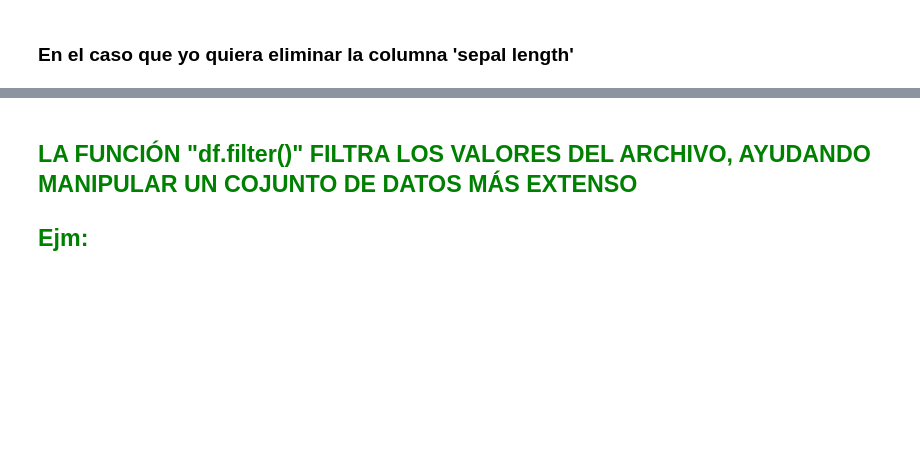
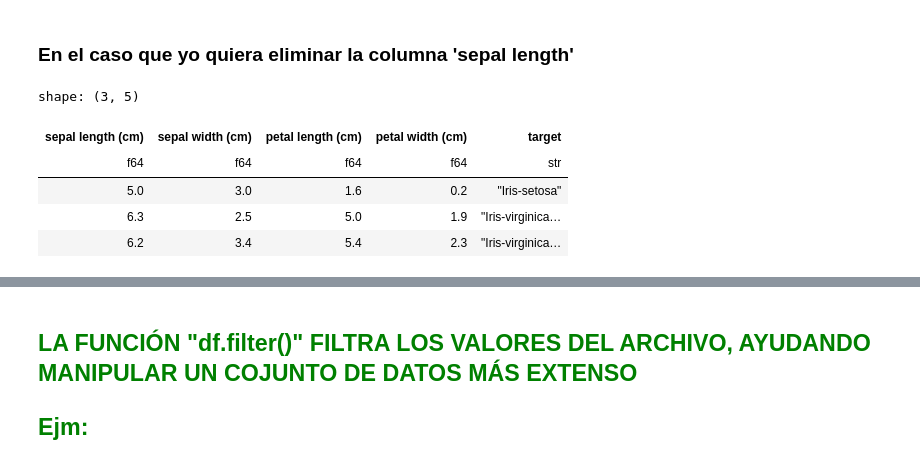
Before and after one commit to LuisDiaz1/Parcial, a Jupyter notebook: Parcial_LPII.ipynb, the cells around one changed output, grey strips where cells are left out. Cells and saved outputs as stored; diff of their text form; code cells hidden in the pictures; blank space fills up the shorter version.

```diff
--- a/Parcial_LPII.ipynb
+++ b/Parcial_LPII.ipynb
@@ -45,4 +82,13 @@ shape: (15, 5)
 ## <span style="color:green"> Ejm:
 # %% [markdown]
 ### En el caso que yo quiera eliminar la columna 'sepal length'
+# %%
+df.sample(n=3) # me muestra los 3 primeros registros
+# %% [output]
+shape: (3, 5)
+| sepal length (cm) | sepal width (cm) | petal length (cm) | petal width (cm) | target |
+| f64 | f64 | f64 | f64 | str |
+| 5.0 | 3.0 | 1.6 | 0.2 | "Iris-setosa" |
+| 6.3 | 2.5 | 5.0 | 1.9 | "Iris-virginica… |
+| 6.2 | 3.4 | 5.4 | 2.3 | "Iris-virginica… |
 # %%
```
Also changed, not shown: parts of 12 cells of this notebook, 1 other file.
